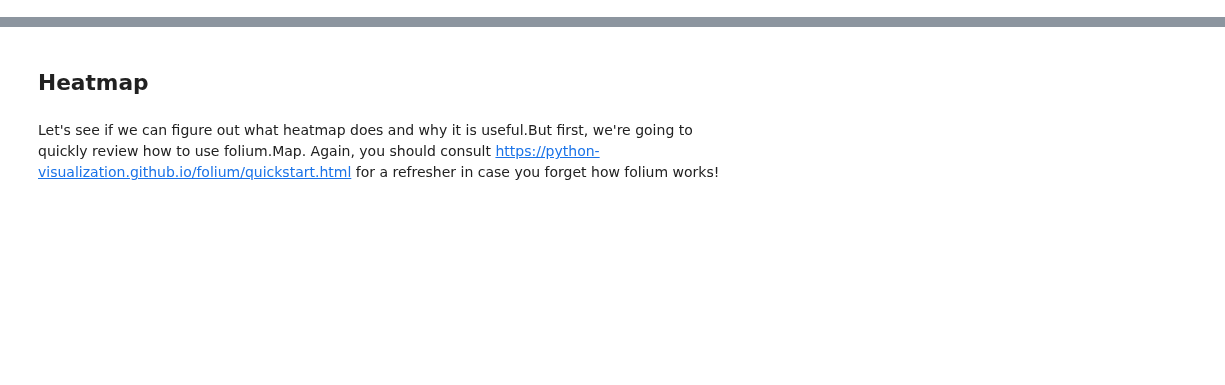
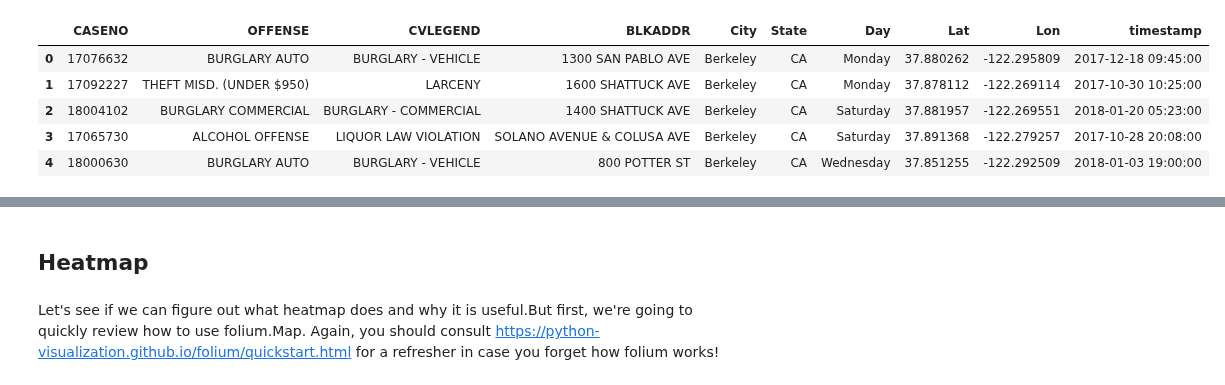
Before and after one commit to ds-modules/LEGALST-190, a Jupyter notebook: labs/2-13/2-13 Heatmaps.ipynb, the cells around one changed output, grey strips where cells are left out. Drawn from its saved outputs; the diff is of its cells as text; code cells hidden in the pictures; blank space fills up the shorter version.

```diff
--- a/labs/2-13/2-13 Heatmaps.ipynb
+++ b/labs/2-13/2-13 Heatmaps.ipynb
@@ -29,0 +51,10 @@ In this lab, students will learn how to construct a heatmap, as well as an inter
+# %%
+calls = pd.read_csv('data/berkeley_crime_0218.csv', index_col=0)
+calls.head()
+# %% [output]
+|  | CASENO | OFFENSE | CVLEGEND | BLKADDR | City | State | Day | Lat | Lon | timestamp |
+| 0 | 17076632 | BURGLARY AUTO | BURGLARY - VEHICLE | 1300 SAN PABLO AVE | Berkeley | CA | Monday | 37.880262 | -122.295809 | 2017-12-18 09:45:00 |
+| 1 | 17092227 | THEFT MISD. (UNDER $950) | LARCENY | 1600 SHATTUCK AVE | Berkeley | CA | Monday | 37.878112 | -122.269114 | 2017-10-30 10:25:00 |
+| 2 | 18004102 | BURGLARY COMMERCIAL | BURGLARY - COMMERCIAL | 1400 SHATTUCK AVE | Berkeley | CA | Saturday | 37.881957 | -122.269551 | 2018-01-20 05:23:00 |
+| 3 | 17065730 | ALCOHOL OFFENSE | LIQUOR LAW VIOLATION | SOLANO AVENUE & COLUSA AVE | Berkeley | CA | Saturday | 37.891368 | -122.279257 | 2017-10-28 20:08:00 |
+| 4 | 18000630 | BURGLARY AUTO | BURGLARY - VEHICLE | 800 POTTER ST | Berkeley | CA | Wednesday | 37.851255 | -122.292509 | 2018-01-03 19:00:00 |
```
Also changed, not shown: parts of 21 cells of this notebook, 1 other file.
